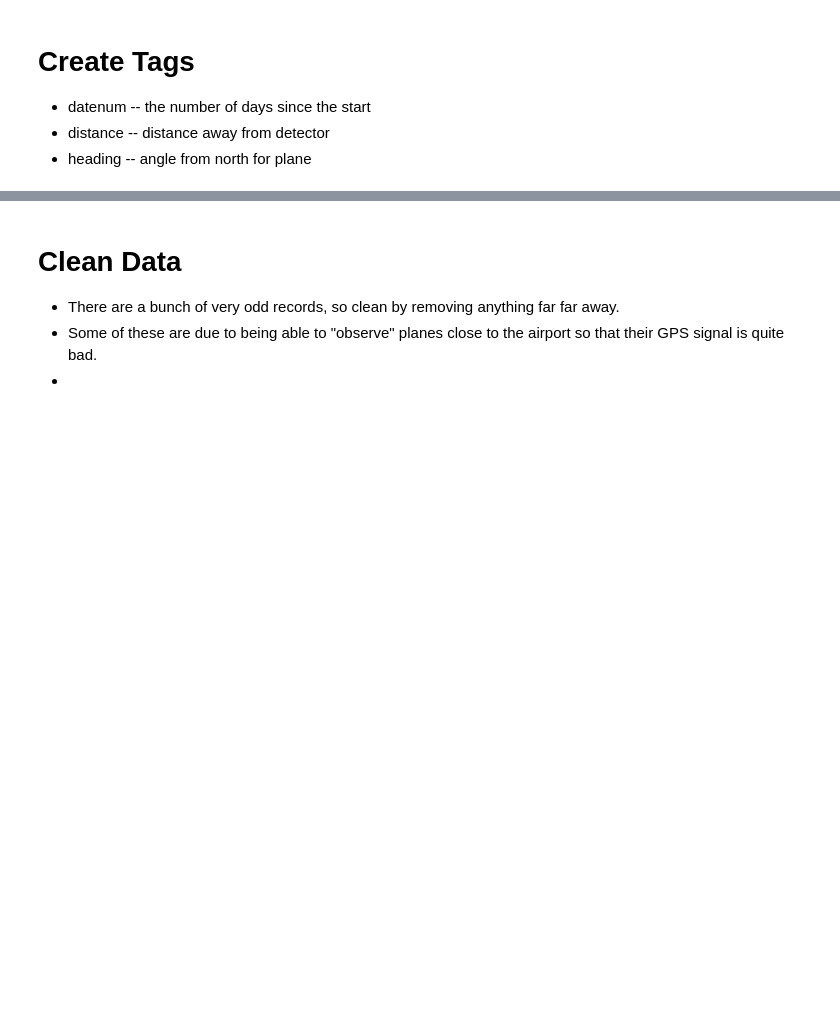
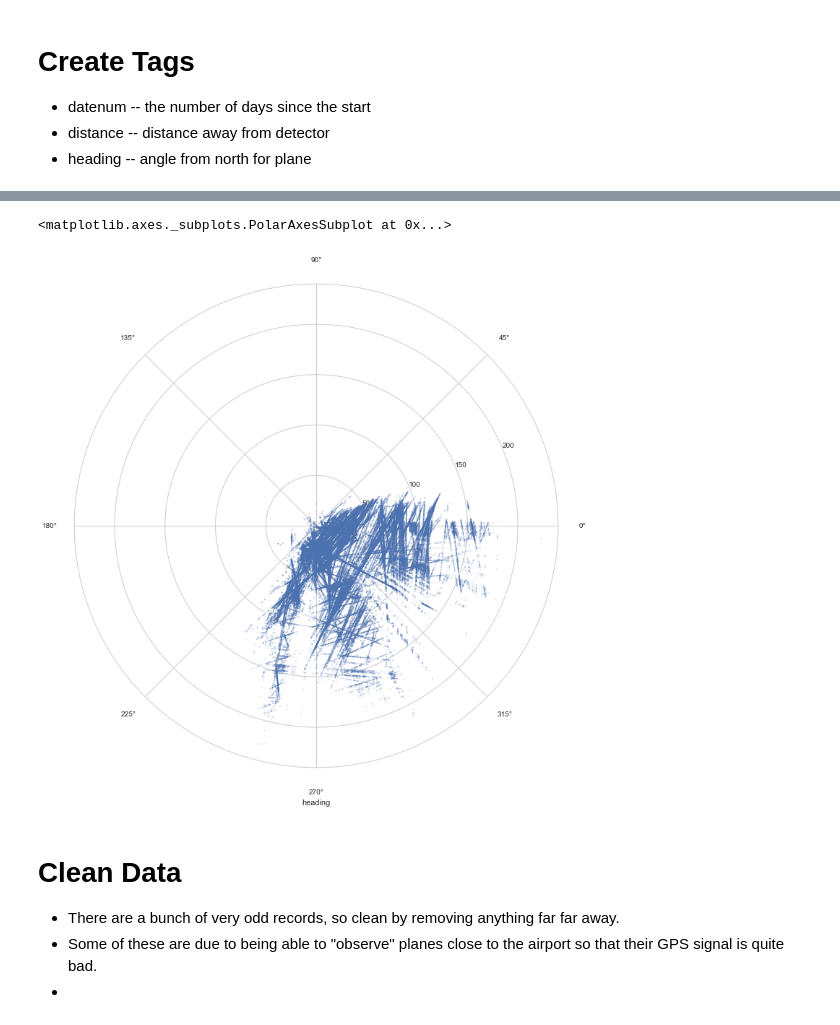
Before and after one commit to ajmendez/explore, a Jupyter notebook: aviation/snow.ipynb, the cells around one changed output, grey strips where cells are left out. Saved outputs shown, nothing was run; the diff lists cells and outputs as text; code cells hidden in the pictures; blank space fills up the shorter version.

```diff
--- a/aviation/snow.ipynb
+++ b/aviation/snow.ipynb
@@ -95,3 +68,12 @@ TypeError: cannot convert the series to <type 'float'>
+# %%
+pylab.figure(figsize=(12,12))
+ax = pylab.subplot(111, projection='polar')
+data[data['distance'] < 1000].plot('heading', 'distance', 'scatter', ax=ax,
+                                   s=4, edgecolor='none', alpha=0.2)
+# setup(subplt=(1,2,2))
+# %% [output]
+<matplotlib.axes._subplots.PolarAxesSubplot at 0x...>
+[figure, added]
 # %% [markdown]
 # Clean Data
 
```
Also changed, not shown: parts of 6 cells of this notebook.
